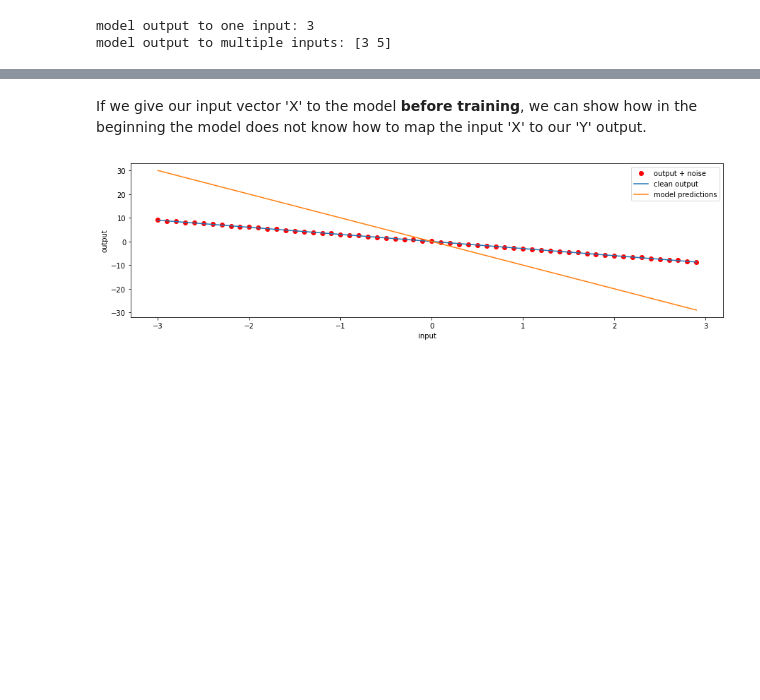
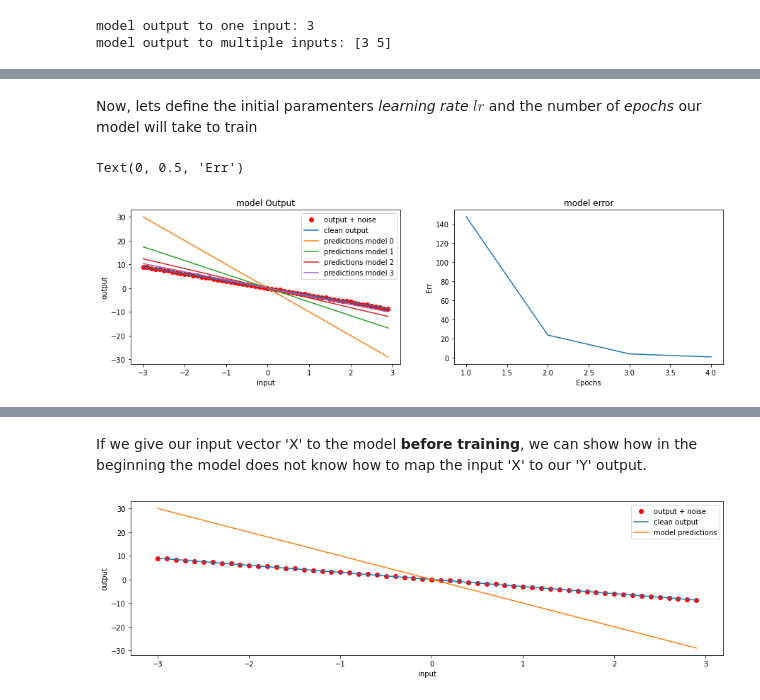
Before and after one commit to LatinAmericanProgramer/Neural-Networks-Machine-Learning-Examples, a Jupyter notebook: ML_python/Linear_Regression_v1.ipynb, the cells around one changed output, grey strips where cells are left out. Drawn from its saved outputs; the diff is of its cells as text; code cells hidden in the pictures; blank space fills up the shorter version.

```diff
--- a/ML_python/Linear_Regression_v1.ipynb
+++ b/ML_python/Linear_Regression_v1.ipynb
@@ -43,0 +103,44 @@ In the next example, we trained a model that learnt how to transform an input ve
+# %%
+# Defining train parameter in PyTorch
+w, b = th.tensor(-10.0, requires_grad=True), th.tensor(0.0, requires_grad=True)
+
+# defining the linear equation (the forward function)
+def l_eq(x):
+    y = (w*th.tensor(x)) + b
+    return y
+
+# MSE error function
+def MSE_err_f(y_pre, y):
+    err = th.mean((th.tensor(y)-y_pre)**2)
+    return err
+# LMS Optimizer
+def LMS_optimizer(w,lr,e):
+    wt = w - lr * e
+    return wt
+# %% [markdown]
+Now, lets define the initial paramenters *learning rate* $lr$ and the number of *epochs* our model will take to train
+# %%
+# Initial parameters
+epochs = 4
+lr = 0.1
+# Variables initialization
+ERR = []
+YP = []
+W = []
+
+for epoch in range(epochs):
+    # 1. First make a prediction
+    y_pred = l_eq(X)
+    YP.append(y_pred)
+    # 2. get the model error
+    err = MSE_err_f(y_pred,Y)
+    err.backward()
+    # 3. Model update
+    w.data = LMS_optimizer(w.data, lr, w.grad.data)
+    w.grad.data.zero_()
+
+    W.append(w.data)
+    ERR.append(err.detach().numpy())
+# %% [output]
+Text(0, 0.5, 'Err')
+[figure, added]
```
Also changed, not shown: parts of 15 cells of this notebook.
